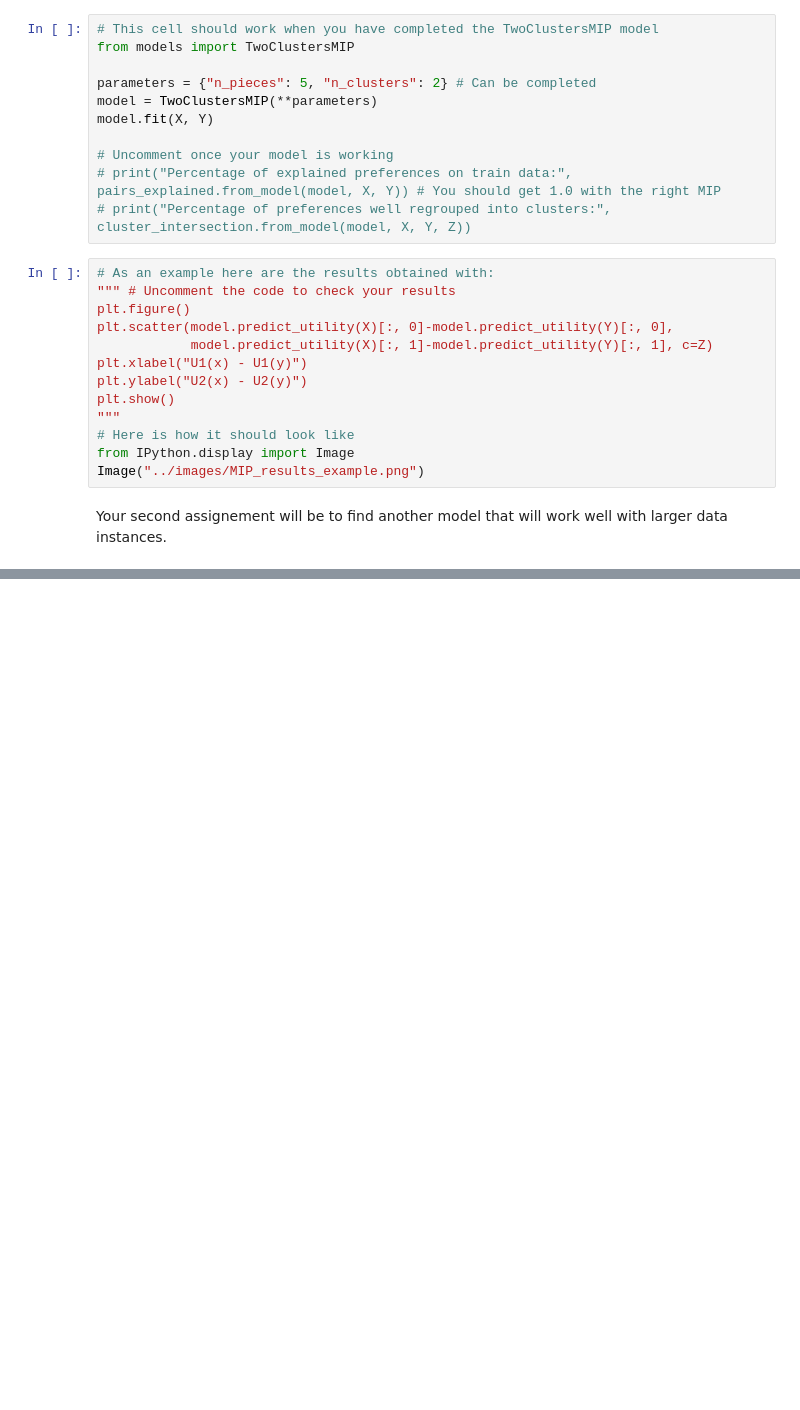
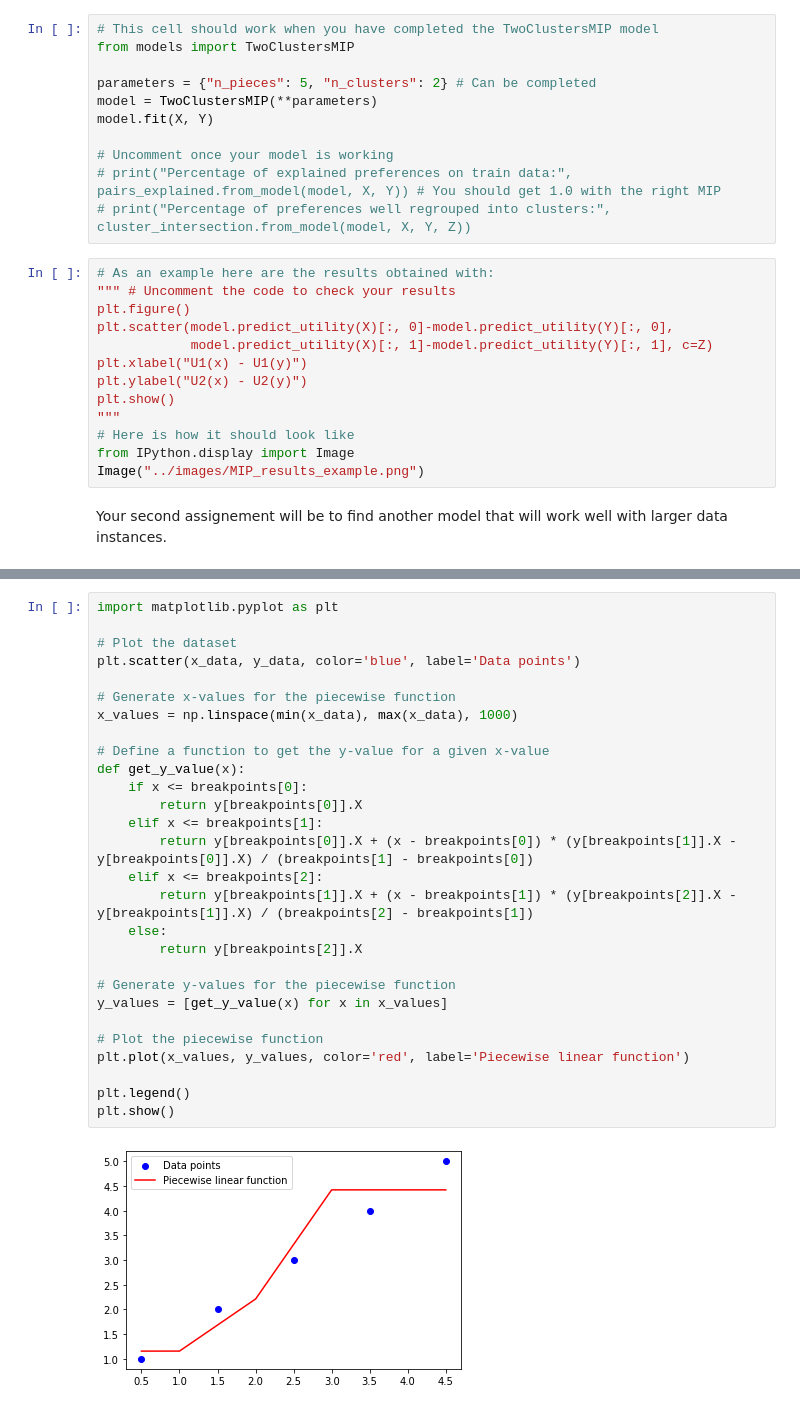
Before and after one commit to artefactory/cs-sdp-2023-24, a Jupyter notebook: notebooks/example.ipynb, the cells around one changed output, grey strips where cells are left out. Saved outputs shown, nothing was run; the diff lists cells and outputs as text; blank space fills up the shorter version.

```diff
--- a/notebooks/example.ipynb
+++ b/notebooks/example.ipynb
@@ -154,0 +341,30 @@ Your second assignement will be to find another model that will work well with l
+# %%
+import matplotlib.pyplot as plt
+
+# Plot the dataset
+plt.scatter(x_data, y_data, color='blue', label='Data points')
+
+# Generate x-values for the piecewise function
+x_values = np.linspace(min(x_data), max(x_data), 1000)
+
+# Define a function to get the y-value for a given x-value
+def get_y_value(x):
+    if x <= breakpoints[0]:
+        return y[breakpoints[0]].X
+    elif x <= breakpoints[1]:
+        return y[breakpoints[0]].X + (x - breakpoints[0]) * (y[breakpoints[1]].X - y[breakpoints[0]].X) / (breakpoints[1] - breakpoints[0])
+    elif x <= breakpoints[2]:
+        return y[breakpoints[1]].X + (x - breakpoints[1]) * (y[breakpoints[2]].X - y[breakpoints[1]].X) / (breakpoints[2] - breakpoints[1])
+    else:
+        return y[breakpoints[2]].X
+
+# Generate y-values for the piecewise function
+y_values = [get_y_value(x) for x in x_values]
+
+# Plot the piecewise function
+plt.plot(x_values, y_values, color='red', label='Piecewise linear function')
+
+plt.legend()
+plt.show()
+# %% [output]
+[figure, added]
```
Also changed, not shown: parts of 10 cells of this notebook, 1 other file.
